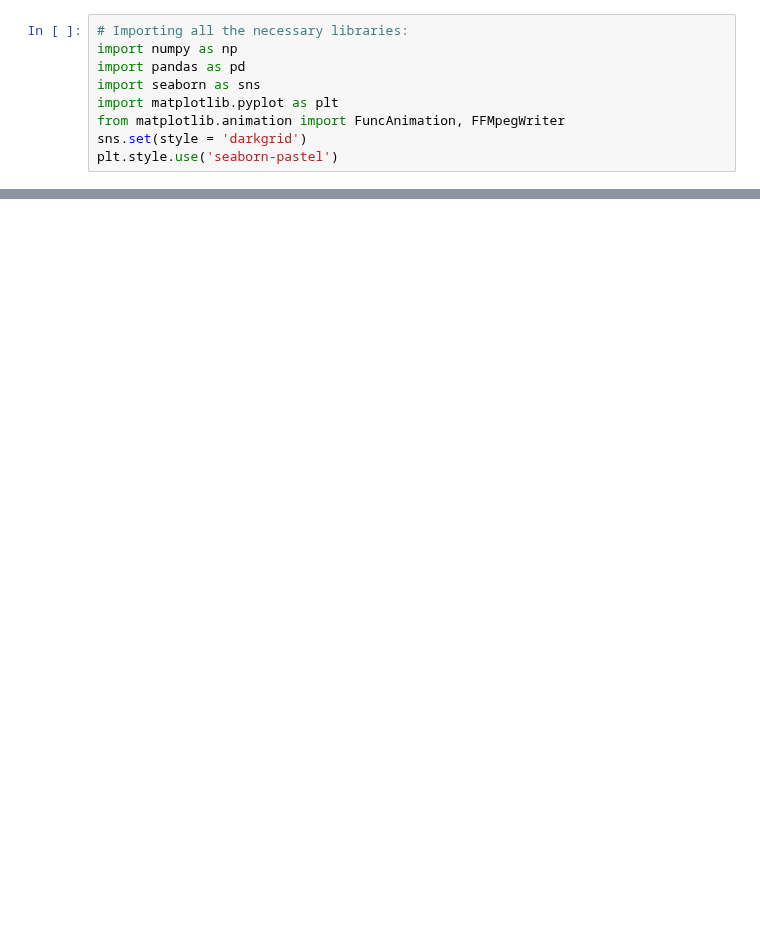
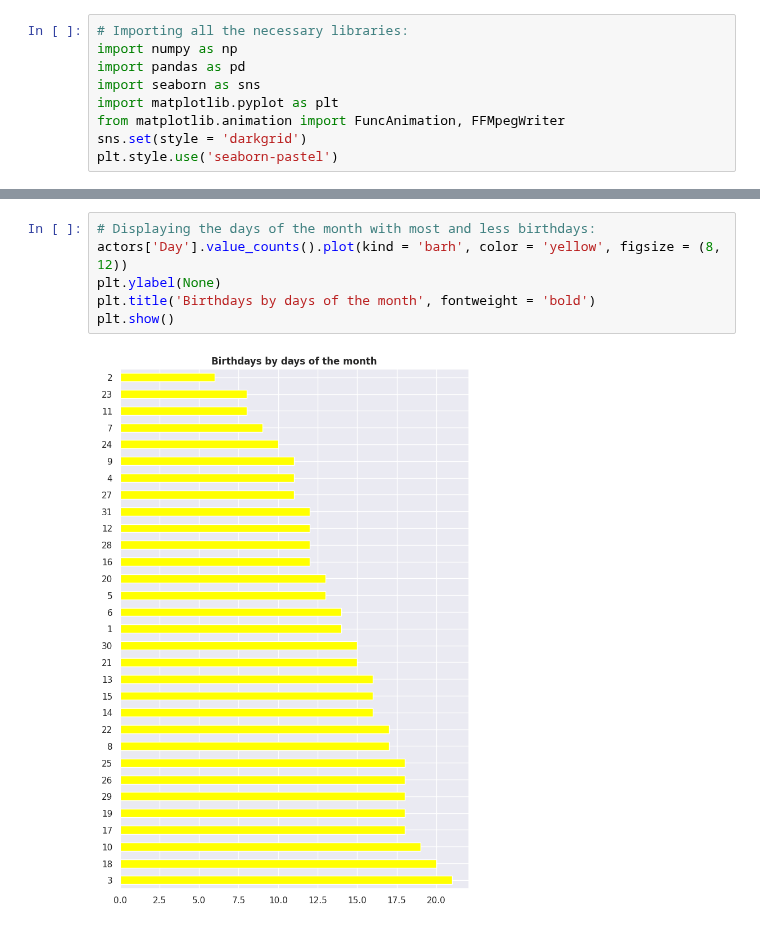
Before and after one commit to guilhermelaviola/IMDbMovieListAnalysis, a Jupyter notebook: FavoriteActorsAnalysis.ipynb, the cells around one changed output, grey strips where cells are left out. Drawn from its saved outputs; the diff is of its cells as text; blank space fills up the shorter version.

```diff
--- a/FavoriteActorsAnalysis.ipynb
+++ b/FavoriteActorsAnalysis.ipynb
@@ -58,0 +61,8 @@ plt.show()
+# %%
+# Displaying the days of the month with most and less birthdays:
+actors['Day'].value_counts().plot(kind = 'barh', color = 'yellow', figsize = (8, 12))
+plt.ylabel(None)
+plt.title('Birthdays by days of the month', fontweight = 'bold')
+plt.show()
+# %% [output]
+[figure, added]
```
Also changed, not shown: parts of 9 cells of this notebook.
